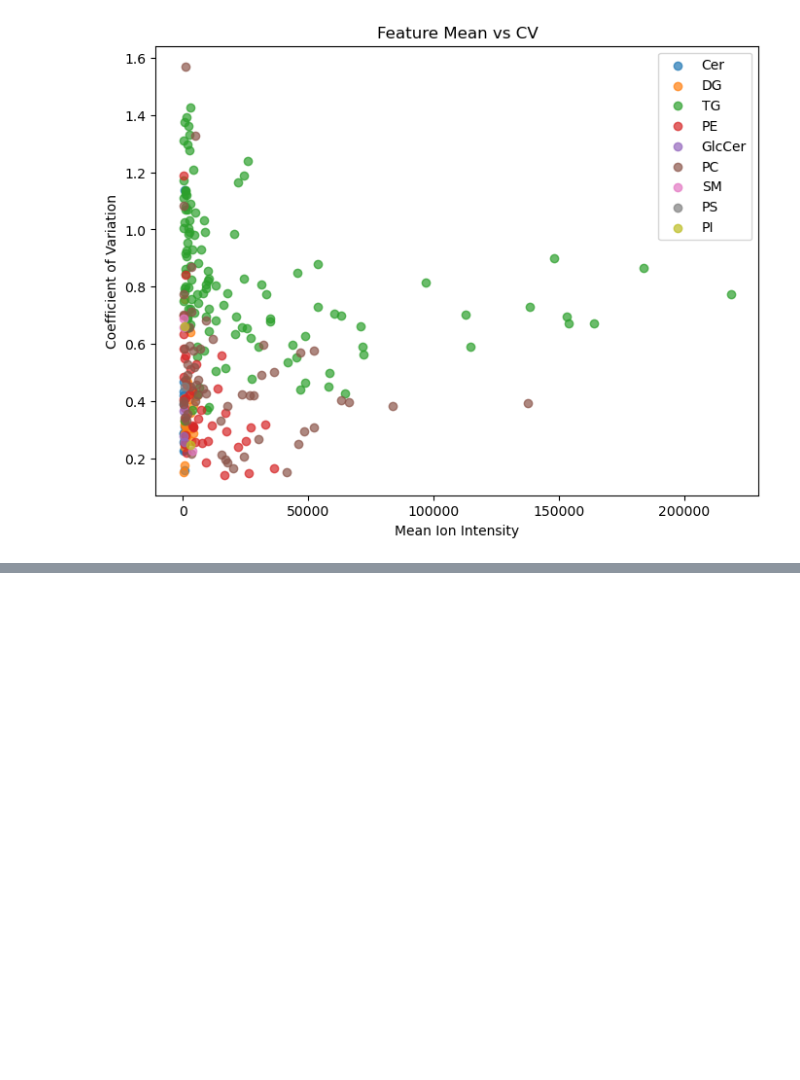
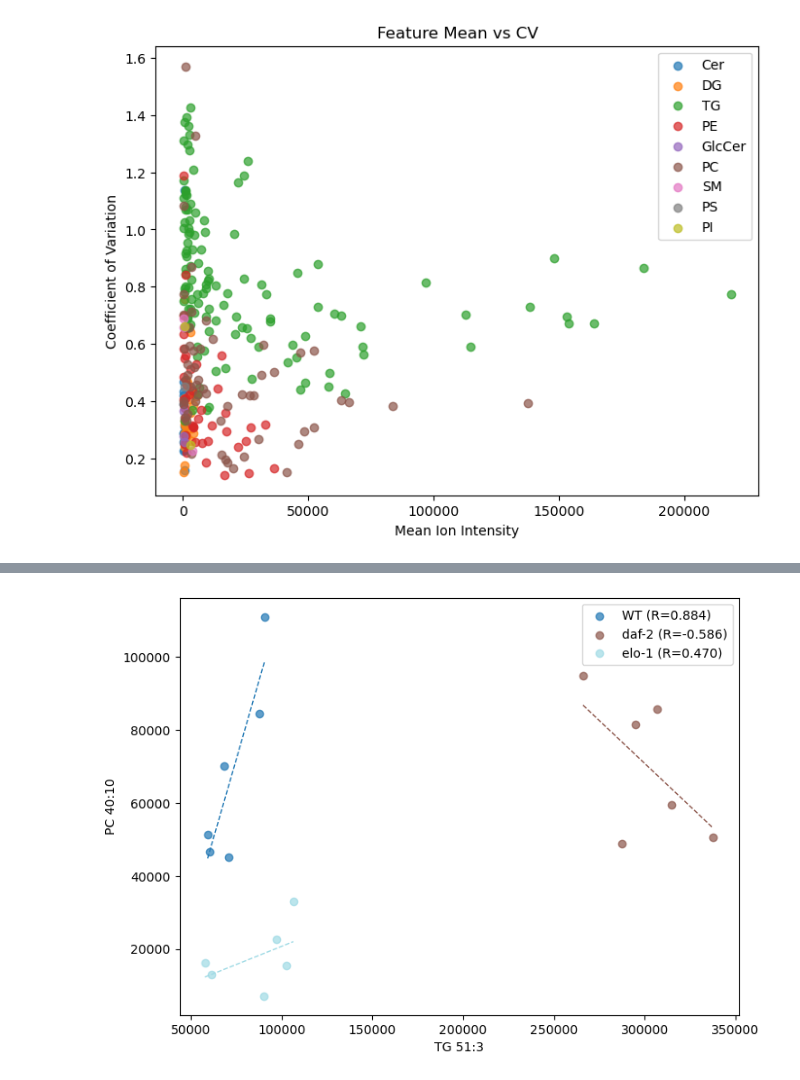
Before and after one commit to creeper349/scMM, a Jupyter notebook: wormmutants.ipynb, the cells around one changed output, grey strips where cells are left out. Cells and saved outputs as stored; diff of their text form; code cells hidden in the pictures; blank space fills up the shorter version.

```diff
--- a/wormmutants.ipynb
+++ b/wormmutants.ipynb
@@ -126,0 +161,4 @@ plt.savefig("/home/zby/scMM/data/ethology_new/lipid_centrality_elo-1.svg", bbox_
+# %%
+data.feature_scatter(key = "identification", feature_x_name="TG 51:3", feature_y_name="PC 40:10", color_key = "label", save_path="/home/zby/scMM/data/ethology_new/feature_scatter_PC38_6_PC40_10.svg")
+# %% [output]
+[figure, added]
```
Also changed, not shown: parts of 5 cells of this notebook, 1 other file.
